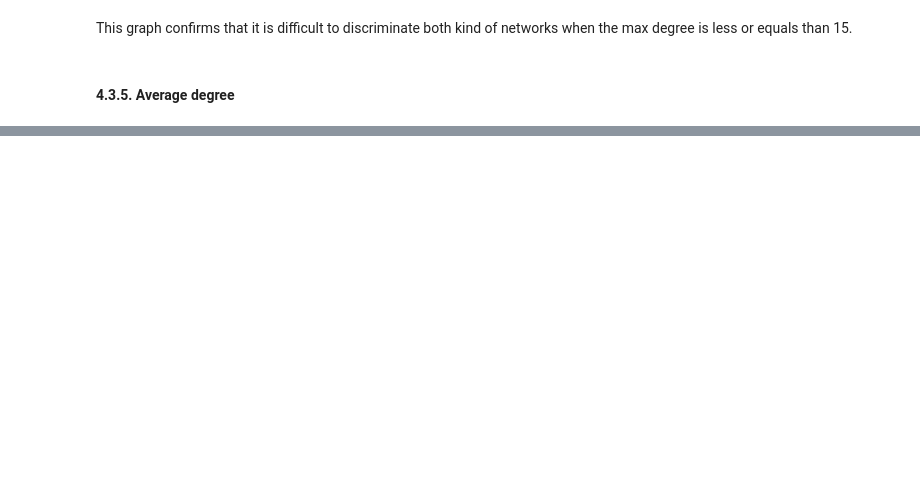
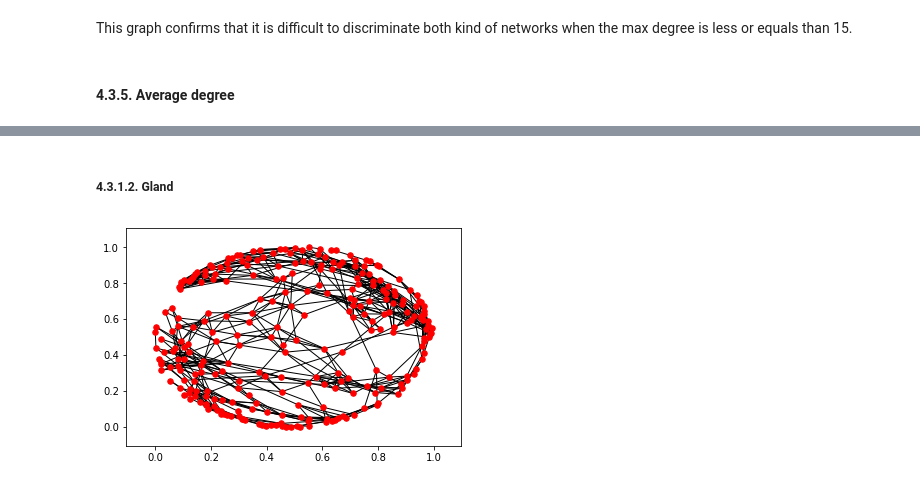
Before and after one commit to camilourd/Modelaje-y-Analisis-de-Sistemas-Biologicos, a Jupyter notebook: carcinoma/Carcinoma Analysis.ipynb, the cells around one changed output, grey strips where cells are left out. Drawn from its saved outputs; the diff is of its cells as text; code cells hidden in the pictures; blank space fills up the shorter version.

```diff
--- a/carcinoma/Carcinoma Analysis.ipynb
+++ b/carcinoma/Carcinoma Analysis.ipynb
@@ -365,0 +426,13 @@ plt.show()
+# %% [markdown]
+##### 4.3.1.2. Gland
+# %%
+folder = "data//gland"
+filename = "glandulaEcrina010.csv"
+path = folder + "//" + filename
+centroids = getData(path)
+GlandG1 = createGraph(centroids, waxman)
+
+nx.draw_networkx(GlandG1, cmap=plt.get_cmap('jet'), node_size=30, with_labels=False)
+plt.show()
+# %% [output]
+[figure, added]
```
Also changed, not shown: parts of 53 cells of this notebook.
